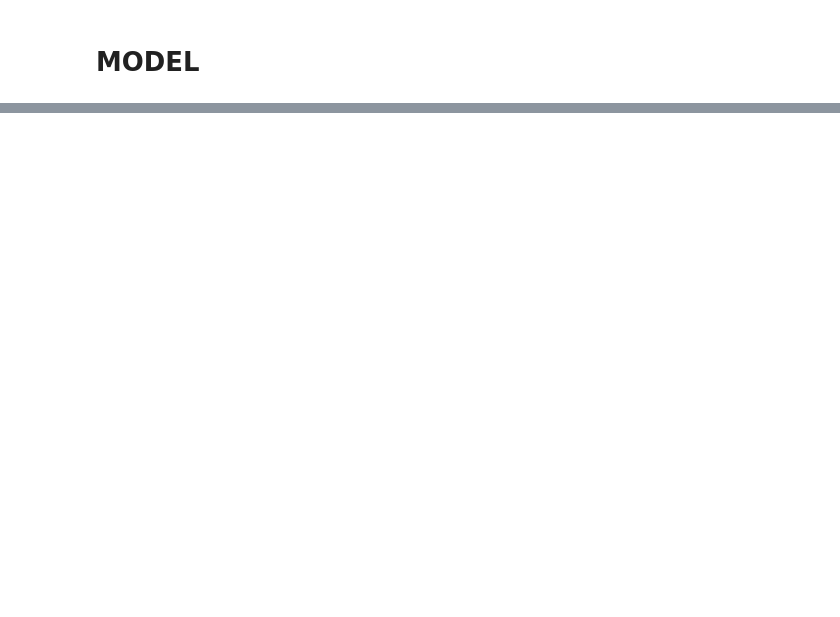
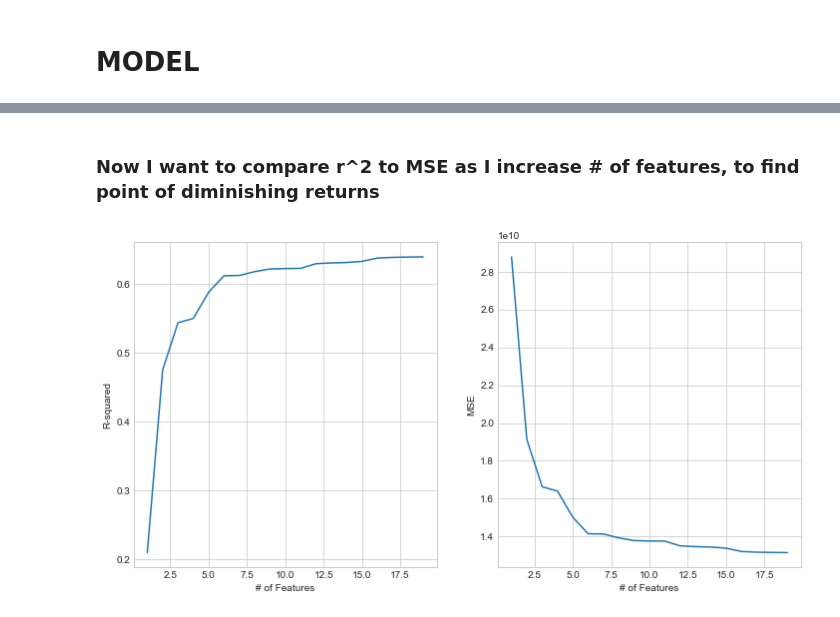
Before and after one commit to douglaspsteen/dsc-v2-mod1-final-project-online-ds-ft-100719, a Jupyter notebook: student.ipynb, the cells around one changed output, grey strips where cells are left out. Saved outputs shown, nothing was run; the diff lists cells and outputs as text; code cells hidden in the pictures; blank space fills up the shorter version.

```diff
--- a/student.ipynb
+++ b/student.ipynb
@@ -621,0 +616,3 @@ for col in df.columns:
+# %%
+df_trans = df_trans.drop(['view_coded', 'cond_coded'], axis=1)
+df_trans = pd.concat([df_trans, view_dummies, cond_dummies], axis=1)
@@ -787,0 +652,9 @@ ___
+# %%
+# Use recursive feature selection from sklearn to start building model
+from sklearn.feature_selection import RFE
+from sklearn.linear_model import LinearRegression
+linreg = LinearRegression()
+
+# Testing out the RFE to find the 5 most important features
+selector = RFE(linreg, n_features_to_select=1)
+selector = selector.fit(X_sc, y)
@@ -787,0 +687,37 @@ ___
+# %% [markdown]
+### Now I want to compare r^2 to MSE as I increase # of features, to find point of diminishing returns
+# %%
+r_squared = []
+for x in range(1, len(X_sc.columns)):
+    selector = RFE(linreg, n_features_to_select=x)
+    selector.fit(X_sc, y)
+    linreg.fit(X_sc[X_sc.columns[selector.support_]], y)
+    r_sq = linreg.score(X_sc[X_sc.columns[selector.support_]], y)
+    r_squared.append(r_sq)
+# %%
+from sklearn.metrics import mean_squared_error
+
+mse = []
+for x in range(1, len(X_sc.columns)):
+    selector = RFE(linreg, n_features_to_select=x)
+    selector.fit(X_sc, y)
+    linreg.fit(X_sc[X_sc.columns[selector.support_]], y)
+    y_pred = linreg.predict(X_sc[X_sc.columns[selector.support_]])
+    mse.append(mean_squared_error(y, y_pred))
+# %%
+plt.figure(figsize=(12,6))
+plt.title('R-squared and MSE vs # of Features')
+
+ax1 = plt.subplot(121)
+ax1.plot(range(1, len(X_sc.columns)), r_squared)
+ax1.set_ylabel('R-squared')
+ax1.set_xlabel('# of Features')
+
+ax2 = plt.subplot(122)
+ax2.plot(range(1, len(X_sc.columns)), mse)
+ax2.set_ylabel('MSE')
+ax2.set_xlabel('# of Features')
+
+plt.show()
+# %% [output]
+[figure, added]
```
Also changed, not shown: parts of 103 cells of this notebook, 3 other files.
